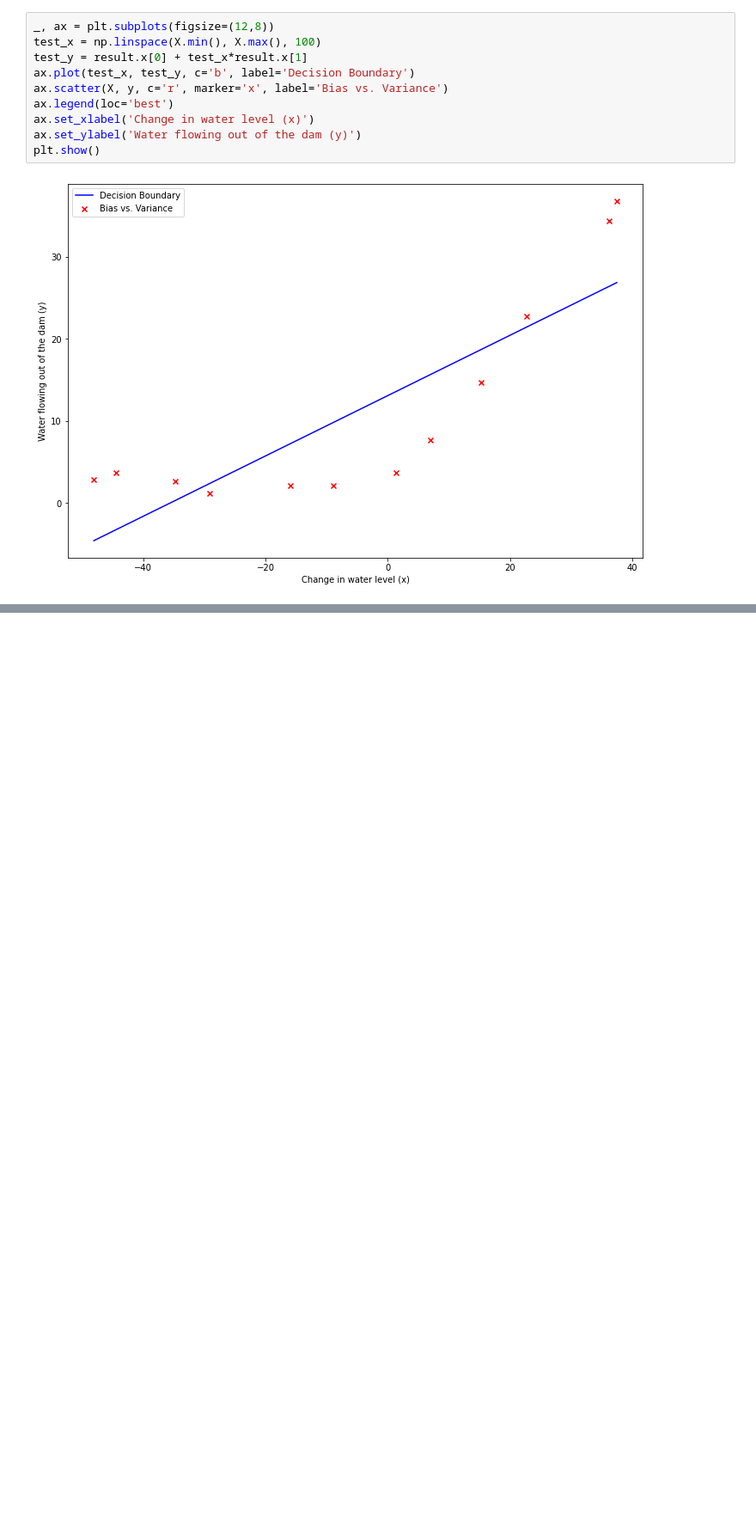
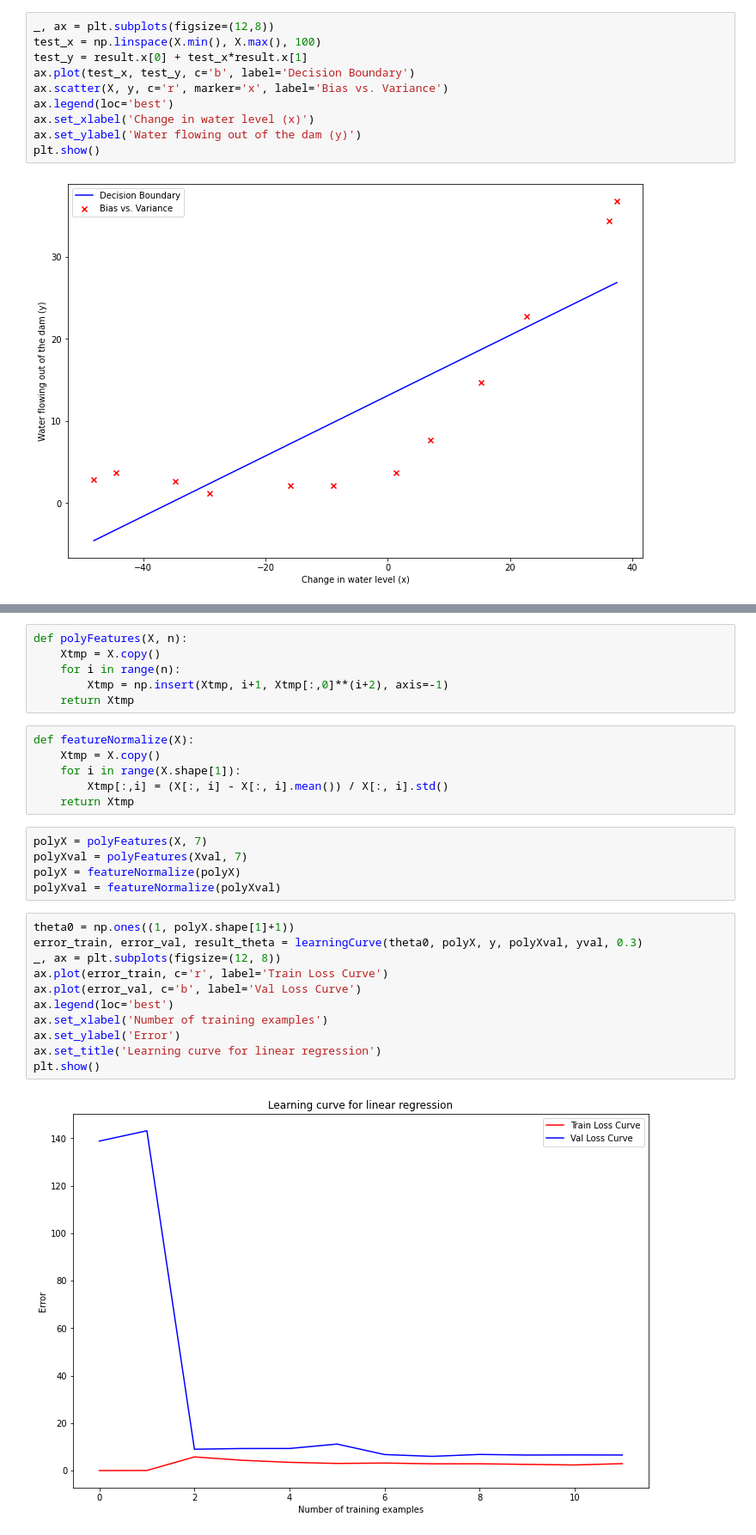
Before and after one commit to EngineeringBoy/ml, a Jupyter notebook: cs229/code/ext5/ex5.ipynb, the cells around one changed output, grey strips where cells are left out. Shown: that part at 86% size. Drawn from its saved outputs; the diff is of its cells as text; blank space fills up the shorter version.

```diff
--- a/cs229/code/ext5/ex5.ipynb
+++ b/cs229/code/ext5/ex5.ipynb
@@ -85,0 +141,30 @@ plt.show()
+# %%
+def polyFeatures(X, n):
+    Xtmp = X.copy()
+    for i in range(n):
+        Xtmp = np.insert(Xtmp, i+1, Xtmp[:,0]**(i+2), axis=-1)
+    return Xtmp
+# %%
+def featureNormalize(X):
+    Xtmp = X.copy()
+    for i in range(X.shape[1]):
+        Xtmp[:,i] = (X[:, i] - X[:, i].mean()) / X[:, i].std()
+    return Xtmp
+# %%
+polyX = polyFeatures(X, 7)
+polyXval = polyFeatures(Xval, 7)
+polyX = featureNormalize(polyX)
+polyXval = featureNormalize(polyXval)
+# %%
+theta0 = np.ones((1, polyX.shape[1]+1))
+error_train, error_val, result_theta = learningCurve(theta0, polyX, y, polyXval, yval, 0.3)
+_, ax = plt.subplots(figsize=(12, 8))
+ax.plot(error_train, c='r', label='Train Loss Curve')
+ax.plot(error_val, c='b', label='Val Loss Curve')
+ax.legend(loc='best')
+ax.set_xlabel('Number of training examples')
+ax.set_ylabel('Error')
+ax.set_title('Learning curve for linear regression')
+plt.show()
+# %% [output]
+[figure, added]
```
Also changed, not shown: parts of 6 cells of this notebook, 1 other file.
